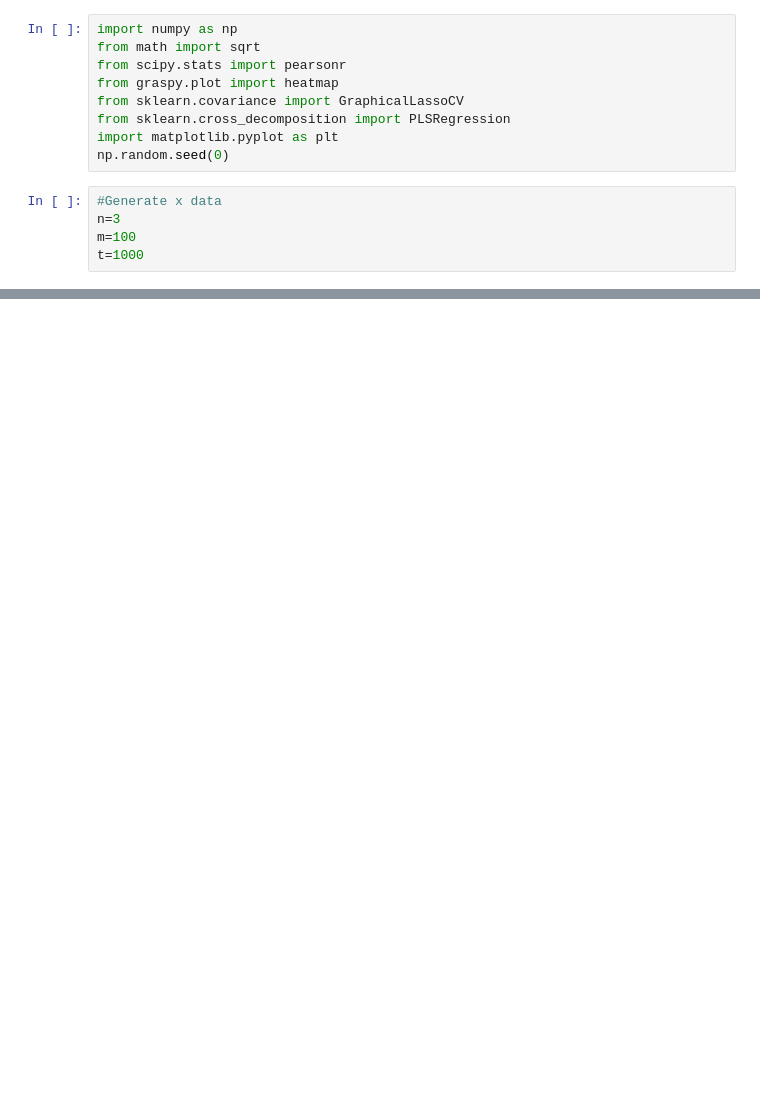
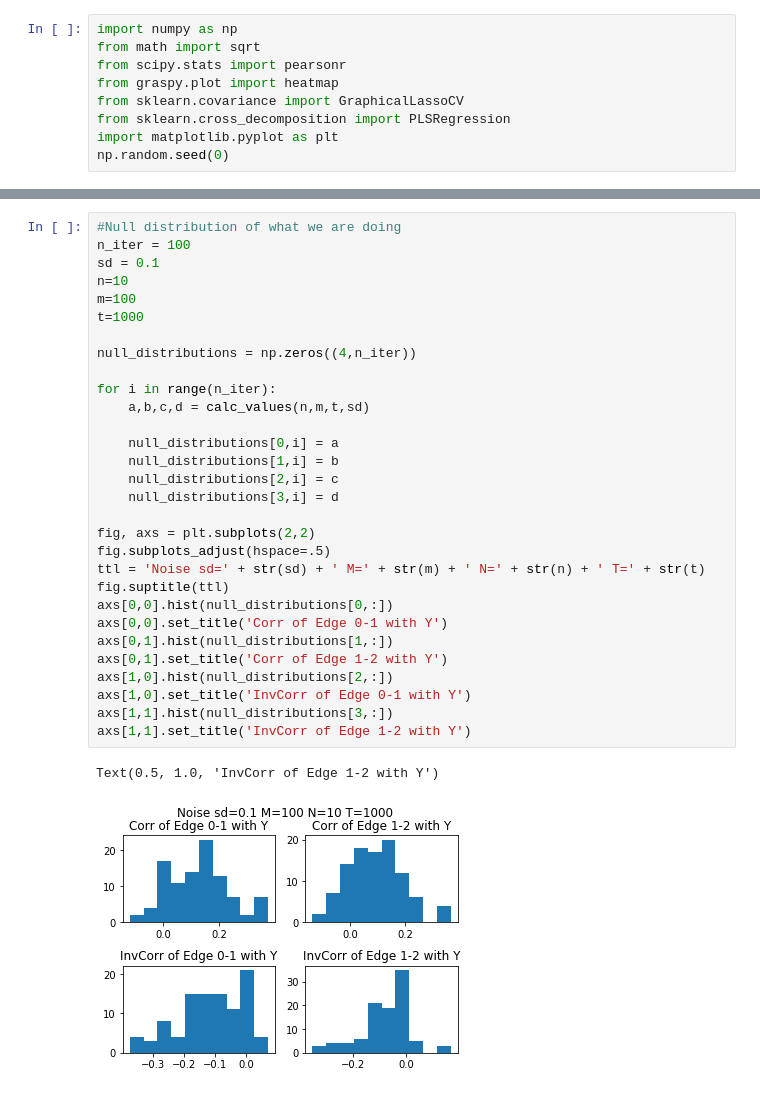
Before and after one commit to neurodata/dos_and_donts, a Jupyter notebook: experiments/experiment_10/effect.ipynb, the cells around one changed output, grey strips where cells are left out. Drawn from its saved outputs; the diff is of its cells as text; blank space fills up the shorter version.

Commit message:
better plot titles

```diff
--- a/experiments/experiment_10/effect.ipynb
+++ b/experiments/experiment_10/effect.ipynb
@@ -16,8 +18,3 @@ from sklearn.covariance import GraphicalLassoCV
 from sklearn.cross_decomposition import PLSRegression
 import matplotlib.pyplot as plt
 np.random.seed(0)
-# %%
-#Generate x data
-n=3
-m=100
-t=1000
@@ -53,0 +78,33 @@ axs[1,1].hist(null_distributions[3,:])
+# %%
+#Null distribution of what we are doing
+n_iter = 100
+sd = 0.1
+n=10
+m=100
+t=1000
+
+null_distributions = np.zeros((4,n_iter))
+
+for i in range(n_iter):
+    a,b,c,d = calc_values(n,m,t,sd)
+
+    null_distributions[0,i] = a
+    null_distributions[1,i] = b
+    null_distributions[2,i] = c
+    null_distributions[3,i] = d
+
+fig, axs = plt.subplots(2,2)
+fig.subplots_adjust(hspace=.5)
+ttl = 'Noise sd=' + str(sd) + ' M=' + str(m) + ' N=' + str(n) + ' T=' + str(t)
+fig.suptitle(ttl)
+axs[0,0].hist(null_distributions[0,:])
+axs[0,0].set_title('Corr of Edge 0-1 with Y')
+axs[0,1].hist(null_distributions[1,:])
+axs[0,1].set_title('Corr of Edge 1-2 with Y')
+axs[1,0].hist(null_distributions[2,:])
+axs[1,0].set_title('InvCorr of Edge 0-1 with Y')
+axs[1,1].hist(null_distributions[3,:])
+axs[1,1].set_title('InvCorr of Edge 1-2 with Y')
+# %% [output]
+Text(0.5, 1.0, 'InvCorr of Edge 1-2 with Y')
+[figure, added]
```
Also changed, not shown: parts of 3 cells of this notebook, 2 other files.
